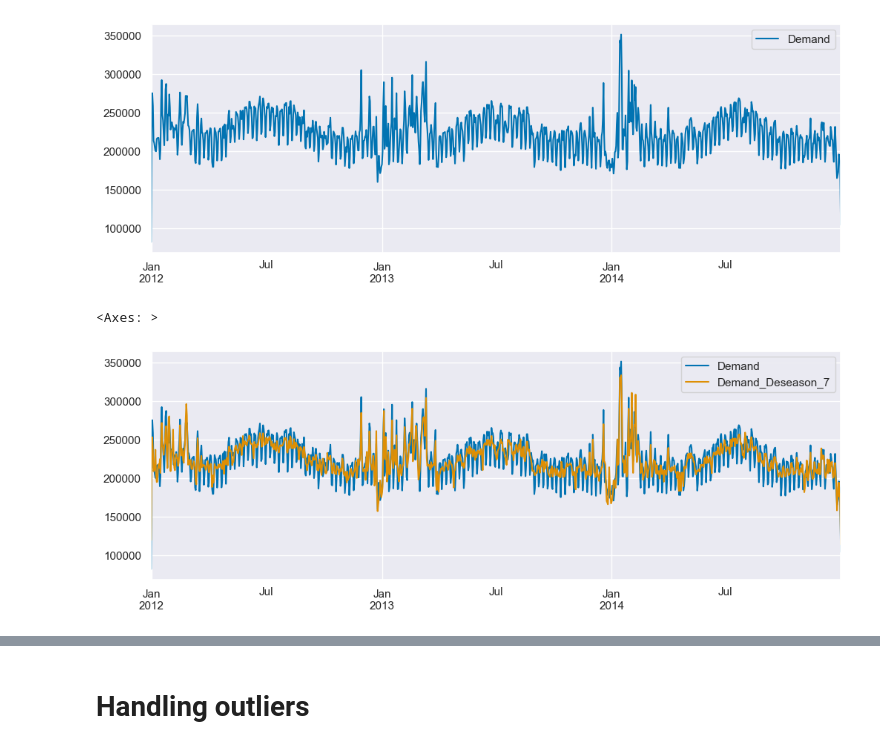
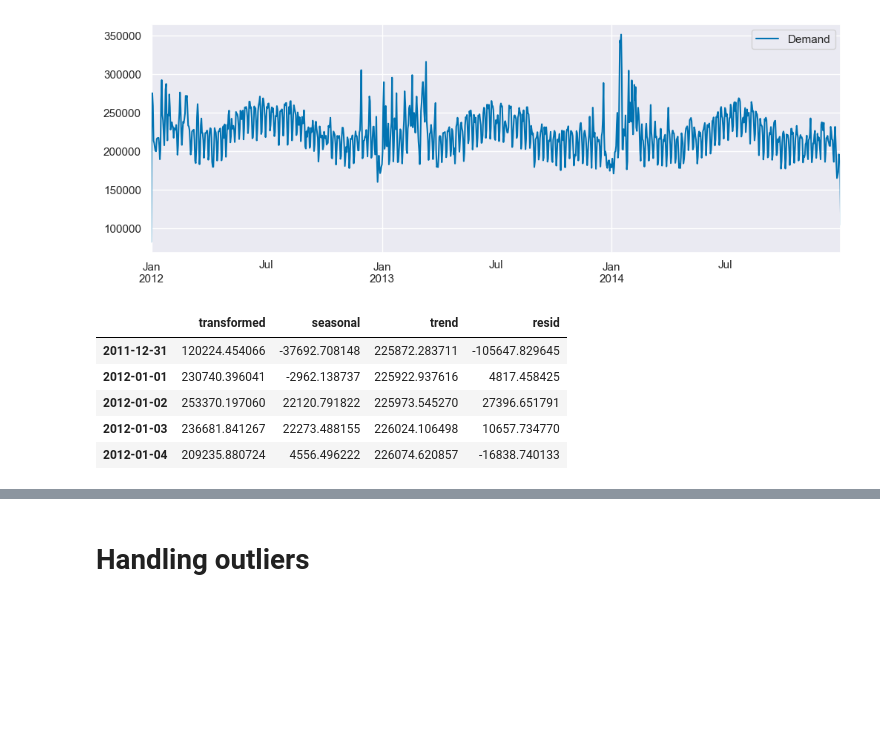
Before and after one commit to vpekar/bf, a Jupyter notebook: unit_5/Preprocessing.ipynb, the cells around one changed output, grey strips where cells are left out. Saved outputs shown, nothing was run; the diff lists cells and outputs as text; code cells hidden in the pictures; blank space fills up the shorter version.

```diff
--- a/unit_5/Preprocessing.ipynb
+++ b/unit_5/Preprocessing.ipynb
@@ -402,15 +378,17 @@ df.plot(figsize=(12,4))
 # %%
 from sktime.transformations.series.detrend import STLTransformer
 
 # Note: MSTL cannot transform a previously unseen series
-stl = STLTransformer(sp=7, seasonal=31, trend=365)
+stl = STLTransformer(sp=7, seasonal=31, trend=365, return_components=True)
 
 stl.fit(df["Demand"])
 
-# returns trend+residuals (default behaviour)
-df["Demand_Deseason_7"] = stl.transform(df["Demand"])
+components = stl.transform(df["Demand"])
+components.head()
+# %% [output]
+|  | transformed | seasonal | trend | resid |
+| 2011-12-31 | 120224.454066 | -37692.708148 | 225872.283711 | -105647.829645 |
+| 2012-01-01 | 230740.396041 | -2962.138737 | 225922.937616 | 4817.458425 |
+| 2012-01-02 | 253370.197060 | 22120.791822 | 225973.545270 | 27396.651791 |
+| 2012-01-03 | 236681.841267 | 22273.488155 | 226024.106498 | 10657.734770 |
+| 2012-01-04 | 209235.880724 | 4556.496222 | 226074.620857 | -16838.740133 |
-# %%
-df.plot(figsize=(12,4))
-# %% [output]
-<Axes: >
-[figure, removed]
```
Also changed, not shown: parts of 19 cells of this notebook, 1 other file.
